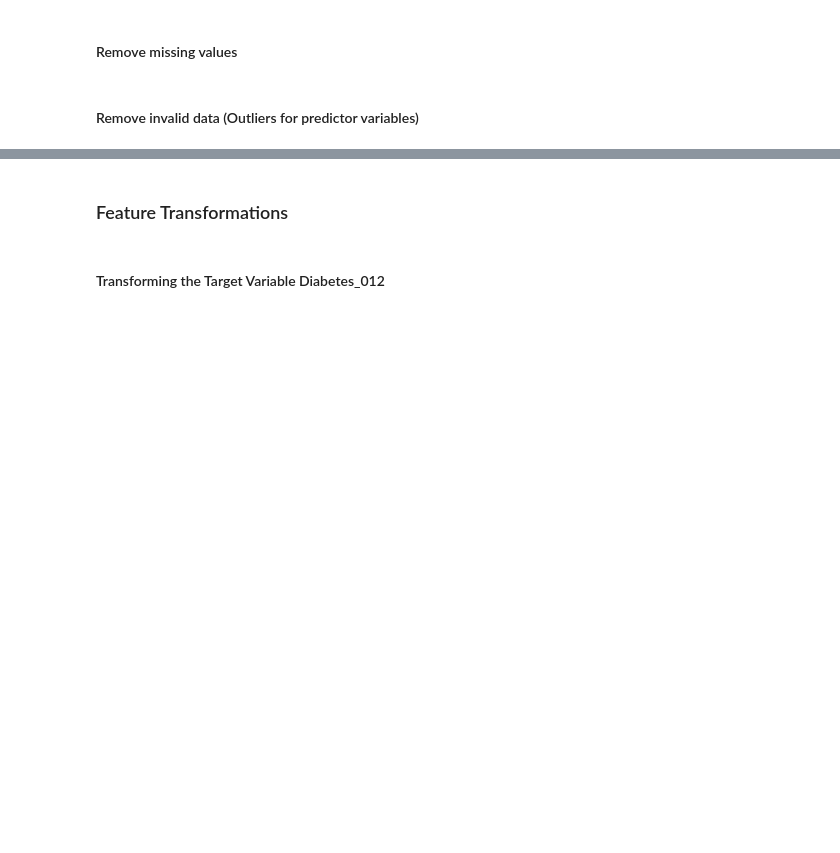
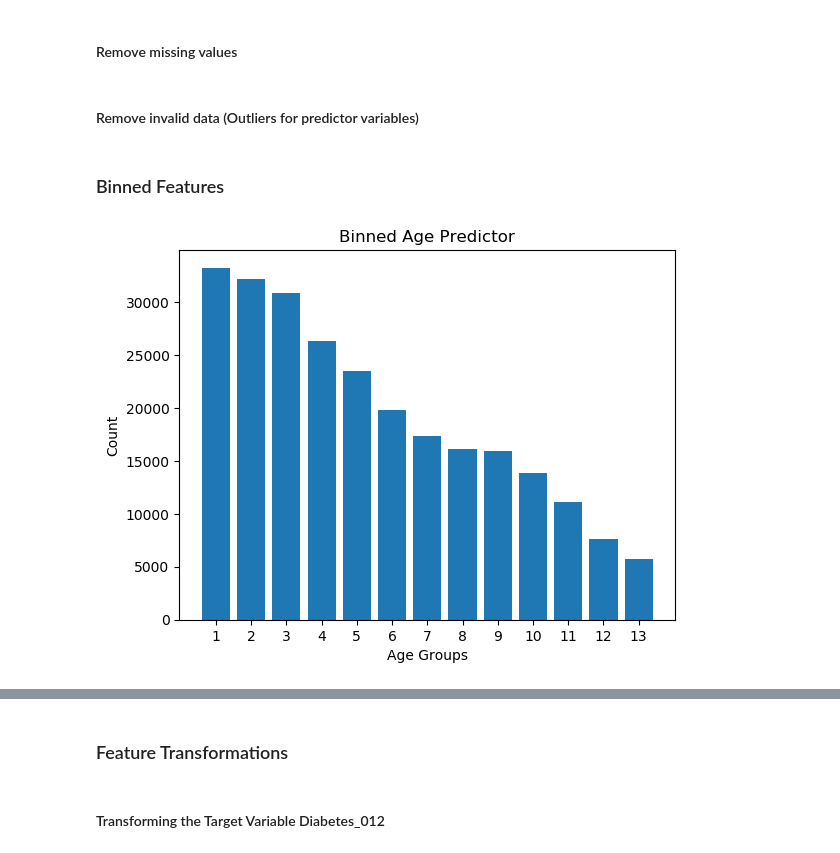
Before and after one commit to ChrisGarciaDS/Predict-Diabetes-Cloud, a Jupyter notebook: analysisNotebook.ipynb, the cells around one changed output, grey strips where cells are left out. Saved outputs shown, nothing was run; the diff lists cells and outputs as text; code cells hidden in the pictures; blank space fills up the shorter version.

```diff
--- a/analysisNotebook.ipynb
+++ b/analysisNotebook.ipynb
@@ -594,3 +669,13 @@ remove_outliers = """SELECT * FROM remove_missing_values
                            Age < 1 OR Age > 13 OR
                            Education < 1 OR Education > 6 OR
                            Income < 1 OR Income > 8"""
+# %% [markdown]
+### Binned Features
+# %%
+plt.bar(['1', '2', '3', '4', '5', '6', '7', '8', '9', '10', '11', '12', '13'], diabetes_indicators_df['age'].value_counts())
+plt.title('Binned Age Predictor')
+plt.xlabel('Age Groups')
+plt.ylabel('Count')
+plt.show()
+# %% [output]
+[figure, added]
```
Also changed, not shown: parts of 22 cells of this notebook.
